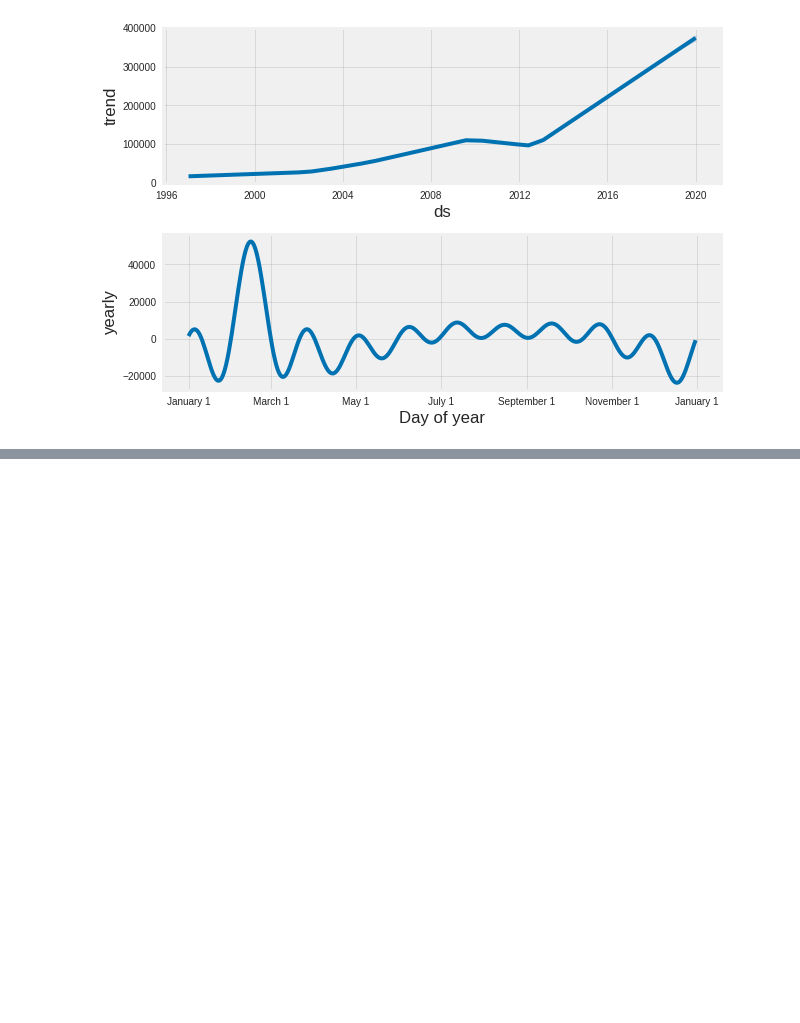
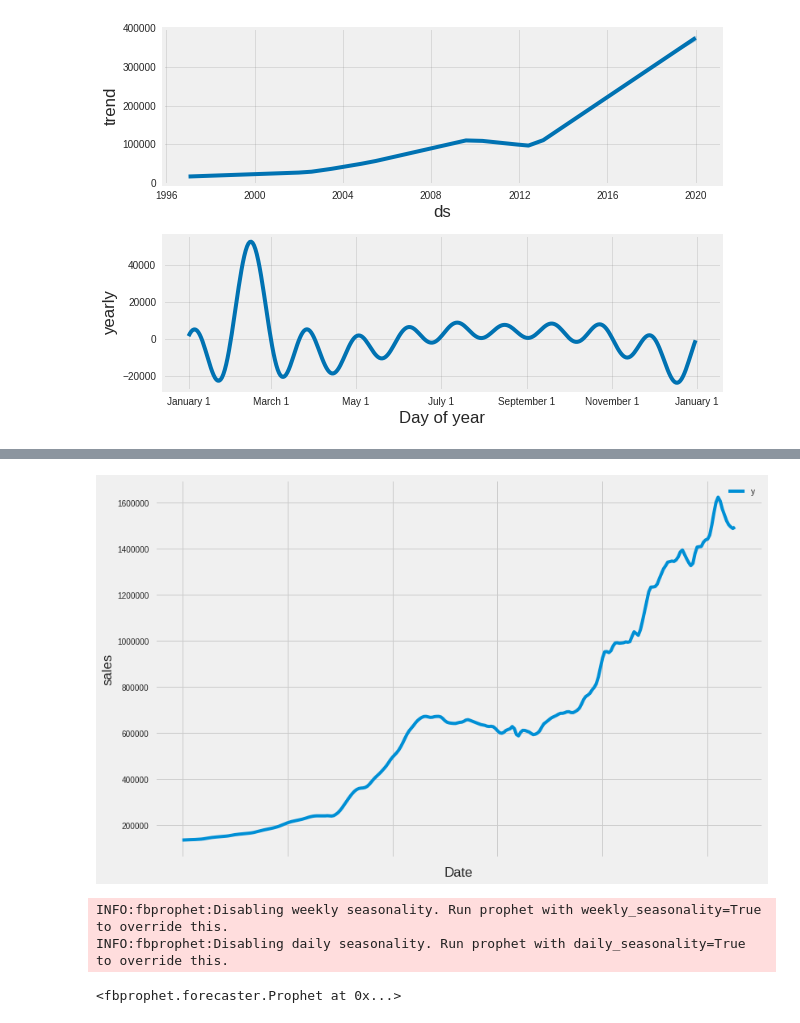
Before and after one commit to jaymahapatra/IST-718-Lab-6, a Jupyter notebook: Lab 6.ipynb, the cells around one changed output, grey strips where cells are left out. Cells and saved outputs as stored; diff of their text form; code cells hidden in the pictures; blank space fills up the shorter version.

```diff
--- a/Lab 6.ipynb
+++ b/Lab 6.ipynb
@@ -804,0 +908,24 @@ bev_model.plot_components(forecast)
+# %%
+
+# Create dataframes for Brooklyn2 in zipcodes for one year as that zipcode had the highest growth over a year
+brok2 = (zipcode.loc[zipcode['RegionName'].isin(['11211'])])
+
+# remove unwanted cols
+brok2 = brok2.drop(columns = ['RegionID','City','State','Metro','CountyName','SizeRank'])
+# convert zip code to col names
+brok2 = brok2.set_index('RegionName')
+# transpose time series matrices
+brok2 = brok2.T
+# convert indices to date time
+brok2.index = pd.to_datetime(brok2.index)
+brok2.head()
+
+#Rename columns for prophet
+brok2 = brok2.rename(index=str, columns={"31601": "y", "RegionName": "ds"})
+brok2.head()
+
+#Scrub - Thank you Beth!
+brok2 =  brok2[brok2.columns[0]]
+brok2 = pd.DataFrame(brok2).reset_index()
+brok2.columns=['ds','y']
+brok2.head()
@@ -804,0 +939,18 @@ bev_model.plot_components(forecast)
+# %%
+#Graph of Brooklyn2 Time Series
+ax = brok2.set_index('ds').plot(figsize=(12, 8))
+ax.set_ylabel('sales')
+ax.set_xlabel('Date')
+plt.show()
+# %% [output]
+[figure, added]
+# %%
+# MODEL Brooklyn2
+# Set the uncertainty interval to 95% (the Prophet default is 80%)
+
+bev_model = Prophet(interval_width=0.95)
+bev_model.fit(brok2)
+# %% [output]
+INFO:fbprophet:Disabling weekly seasonality. Run prophet with weekly_seasonality=True to override this.
+INFO:fbprophet:Disabling daily seasonality. Run prophet with daily_seasonality=True to override this.
+<fbprophet.forecaster.Prophet at 0x...>
```
Also changed, not shown: parts of 21 cells of this notebook.
